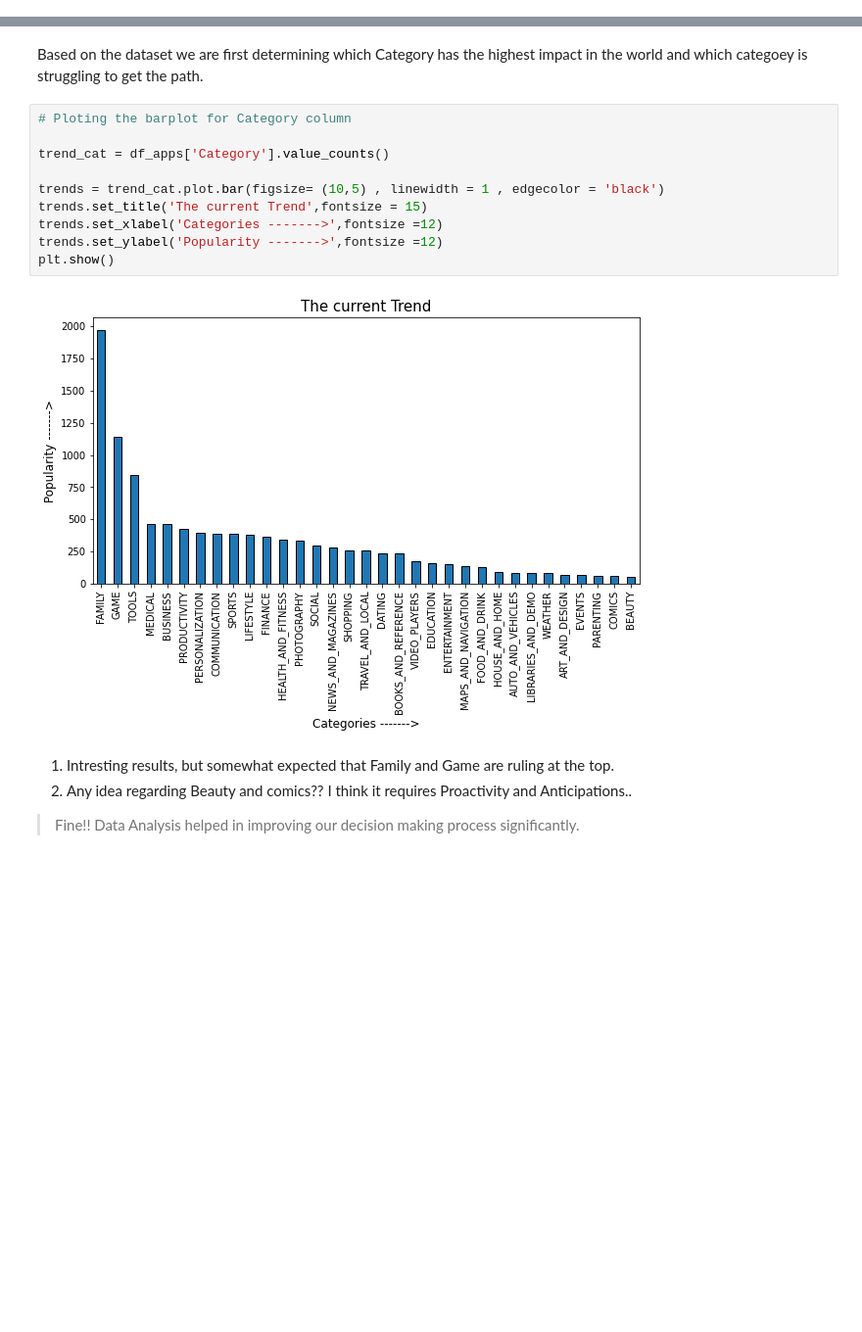
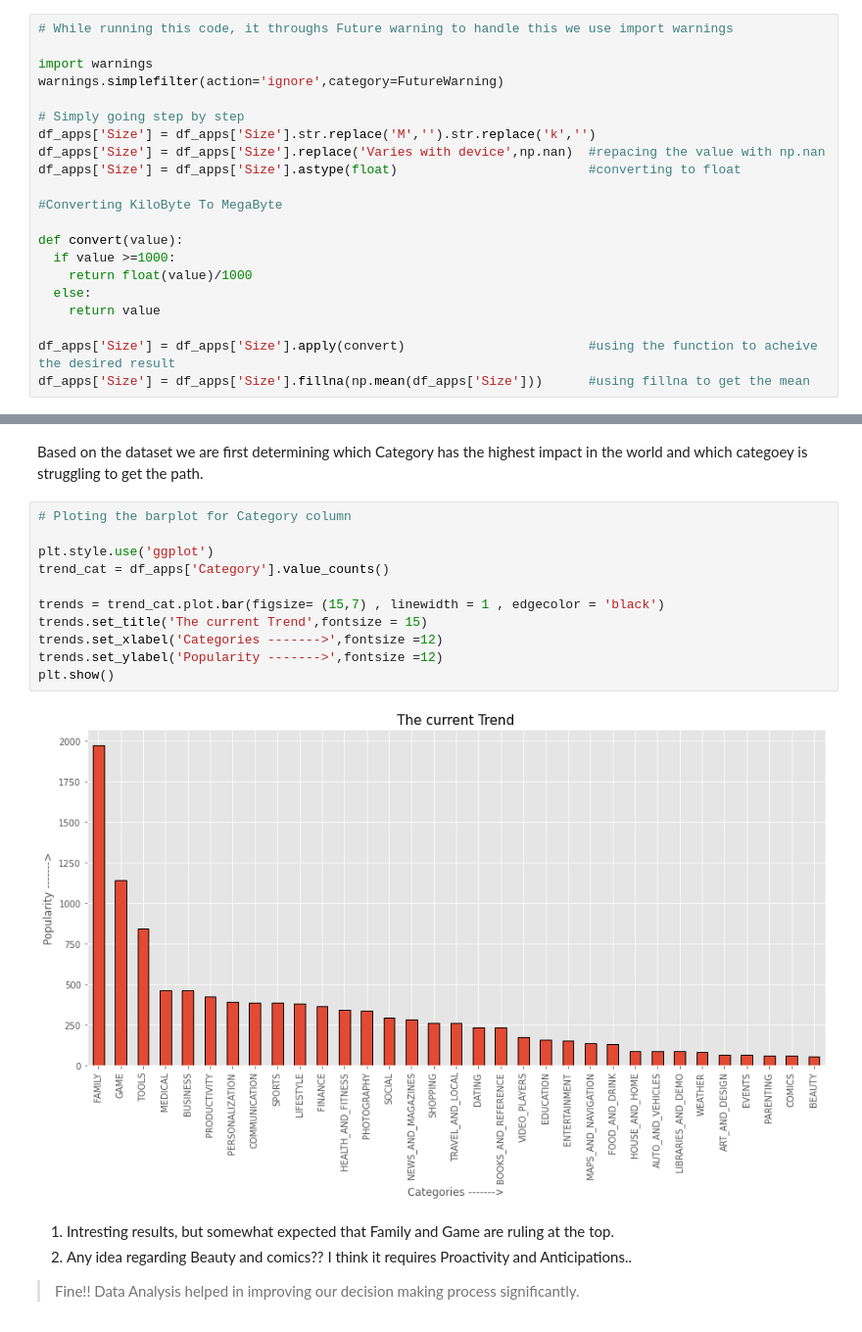
Before and after one commit to DipanshuKumar449/EDA-PlayStore-App-Review, a Jupyter notebook: Play_Store_App_Review_Analysis_Capstone_Project.ipynb, the cells around one changed output, grey strips where cells are left out. Shown: that part at 98% size. Saved outputs shown, nothing was run; the diff lists cells and outputs as text; blank space fills up the shorter version.

```diff
--- a/Play_Store_App_Review_Analysis_Capstone_Project.ipynb
+++ b/Play_Store_App_Review_Analysis_Capstone_Project.ipynb
@@ -110,0 +122,21 @@ df_apps= df_apps.drop(10472)
+# %%
+# While running this code, it throughs Future warning to handle this we use import warnings
+
+import warnings
+warnings.simplefilter(action='ignore',category=FutureWarning)
+
+# Simply going step by step
+df_apps['Size'] = df_apps['Size'].str.replace('M','').str.replace('k','')
+df_apps['Size'] = df_apps['Size'].replace('Varies with device',np.nan)  #repacing the value with np.nan
+df_apps['Size'] = df_apps['Size'].astype(float)                         #converting to float
+
+#Converting KiloByte To MegaByte
+
+def convert(value):
+  if value >=1000:
+    return float(value)/1000
+  else:
+    return value
+
+df_apps['Size'] = df_apps['Size'].apply(convert)                        #using the function to acheive the desired result
+df_apps['Size'] = df_apps['Size'].fillna(np.mean(df_apps['Size']))      #using fillna to get the mean
@@ -185,15 +205,16 @@ Based on the dataset we are first determining which Category has the highest imp
 # %%
 # Ploting the barplot for Category column
 
+plt.style.use('ggplot')
 trend_cat = df_apps['Category'].value_counts()
 
-trends = trend_cat.plot.bar(figsize= (10,5) , linewidth = 1 , edgecolor = 'black')
+trends = trend_cat.plot.bar(figsize= (15,7) , linewidth = 1 , edgecolor = 'black')
 trends.set_title('The current Trend',fontsize = 15)
 trends.set_xlabel('Categories ------->',fontsize =12)
 trends.set_ylabel('Popularity ------->',fontsize =12)
 plt.show()
 # %% [output]
-[figure, old version]
+[figure, new version]
 # %% [markdown]
 
 
```
Also changed, not shown: parts of 19 cells of this notebook.
